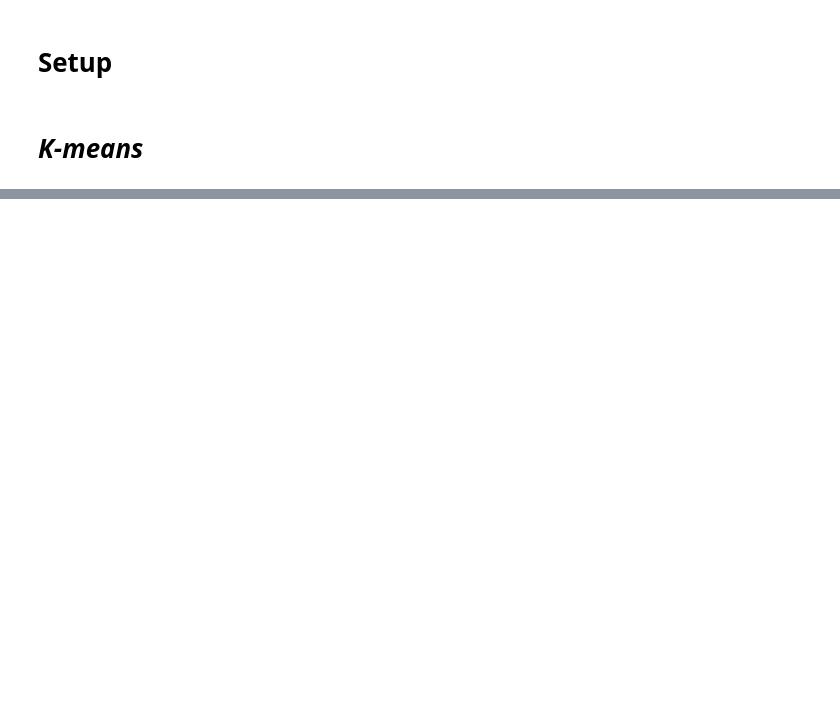
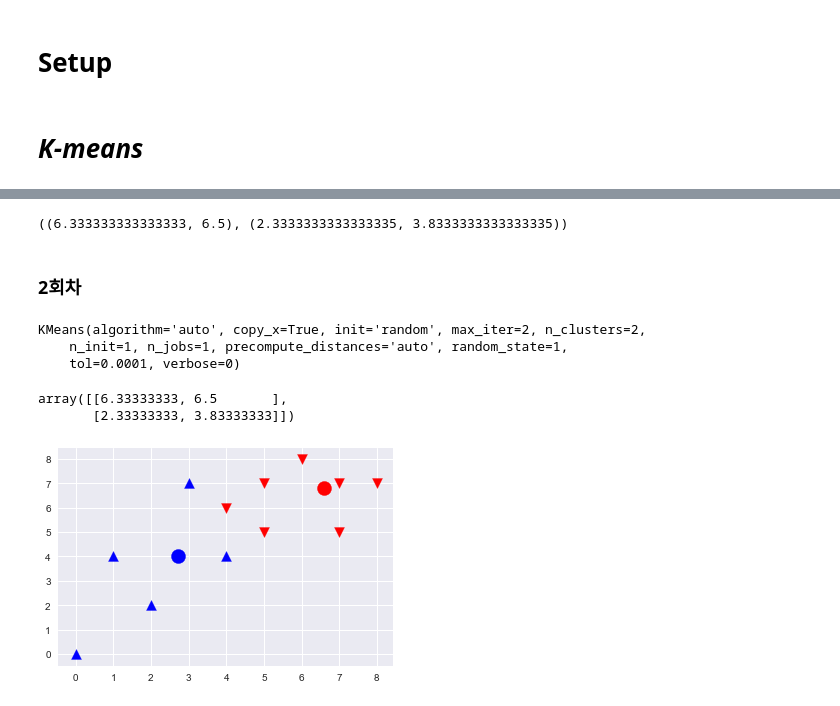
Before and after one commit to seokyeongheo/TIL, a Jupyter notebook: 05_clustering/01_K-means_Clustering.ipynb, the cells around one changed output, grey strips where cells are left out. Drawn from its saved outputs; the diff is of its cells as text; code cells hidden in the pictures; blank space fills up the shorter version.

```diff
--- a/05_clustering/01_K-means_Clustering.ipynb
+++ b/05_clustering/01_K-means_Clustering.ipynb
@@ -15,0 +74,22 @@ array([7, 5, 7, 4, 4, 1, 0, 2, 8, 6, 5, 3])
+# %%
+cal_new_centroid(model1, c0, c1)
+# %% [output]
+((6.333333333333333, 6.5), (2.3333333333333335, 3.8333333333333335))
+# %% [markdown]
+### 2회차
+# %%
+model2 = KMeans(n_clusters=2, init='random', n_init=1, max_iter=2, random_state=1).fit(X)
+model2
+# %% [output]
+KMeans(algorithm='auto', copy_x=True, init='random', max_iter=2, n_clusters=2,
+    n_init=1, n_jobs=1, precompute_distances='auto', random_state=1,
+    tol=0.0001, verbose=0)
+# %%
+model2.cluster_centers_
+# %% [output]
+array([[6.33333333, 6.5       ],
+       [2.33333333, 3.83333333]])
+# %%
+plot_cluster(model2, c0, c1)
+# %% [output]
+[figure, added]
```
Also changed, not shown: parts of 15 cells of this notebook.
